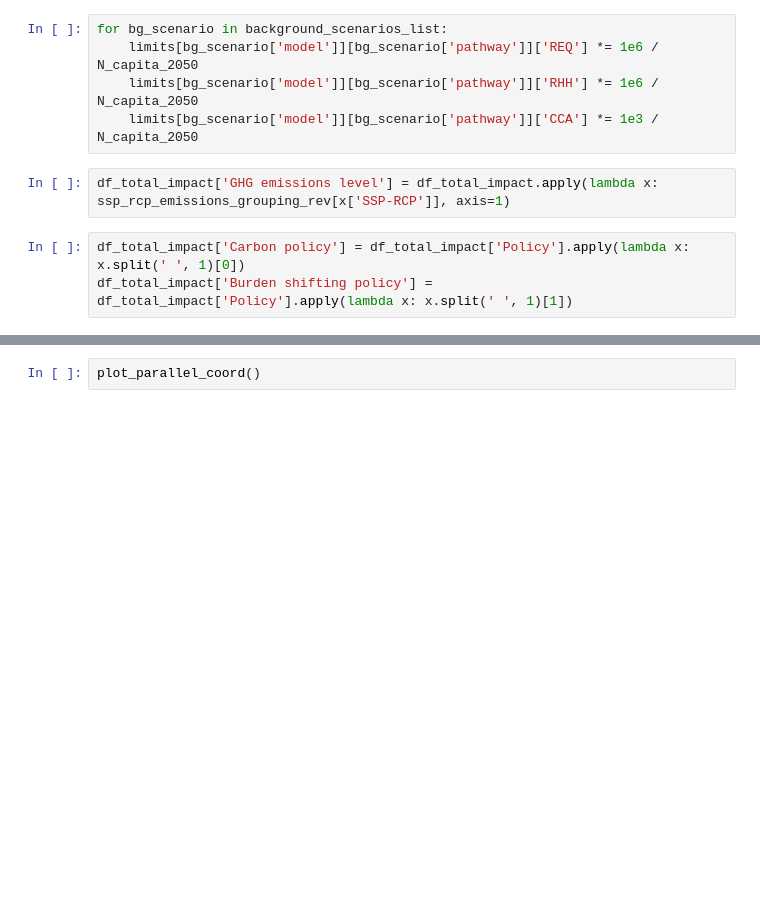
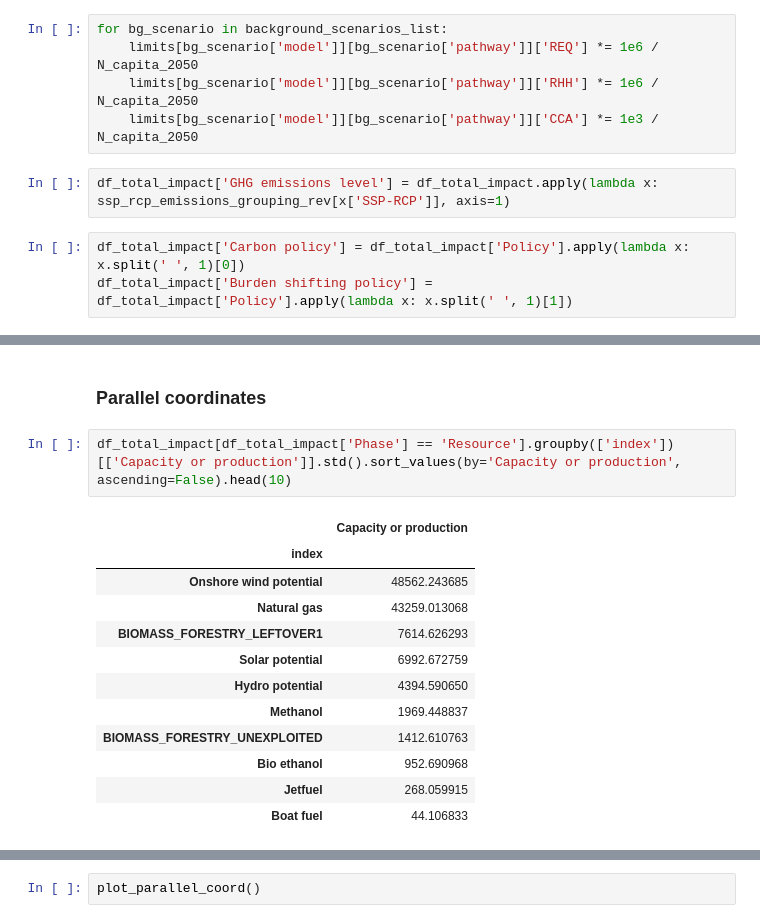
Before and after one commit to CIRAIG/EnergyScope-Quebec, a Jupyter notebook: projects/lca/04_Burden_shifting/01_Notebooks/02_Assess_burden_shifts.ipynb, the cells around one changed output, grey strips where cells are left out. Cells and saved outputs as stored; diff of their text form; blank space fills up the shorter version.

```diff
--- a/projects/lca/04_Burden_shifting/01_Notebooks/02_Assess_burden_shifts.ipynb
+++ b/projects/lca/04_Burden_shifting/01_Notebooks/02_Assess_burden_shifts.ipynb
@@ -840,0 +783,17 @@ str_to_num_burden_shifting_policy = {
+# %% [markdown]
+### Parallel coordinates
+# %%
+df_total_impact[df_total_impact['Phase'] == 'Resource'].groupby(['index'])[['Capacity or production']].std().sort_values(by='Capacity or production', ascending=False).head(10)
+# %% [output]
+|  | Capacity or production |
+| index |  |
+| Onshore wind potential | 48562.243685 |
+| Natural gas | 43259.013068 |
+| BIOMASS_FORESTRY_LEFTOVER1 | 7614.626293 |
+| Solar potential | 6992.672759 |
+| Hydro potential | 4394.590650 |
+| Methanol | 1969.448837 |
+| BIOMASS_FORESTRY_UNEXPLOITED | 1412.610763 |
+| Bio ethanol | 952.690968 |
+| Jetfuel | 268.059915 |
+| Boat fuel | 44.106833 |
```
Also changed, not shown: parts of 52 cells of this notebook.
